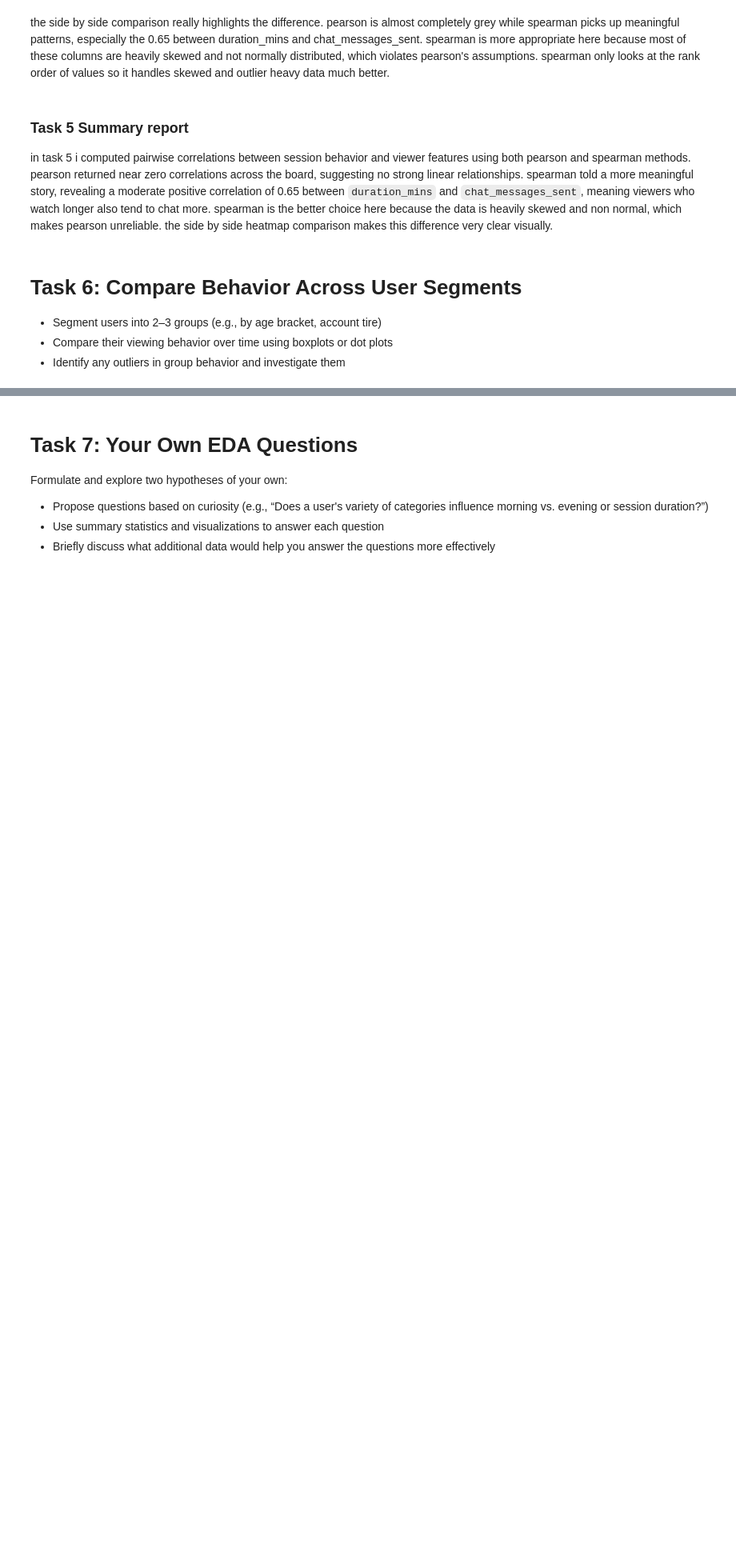
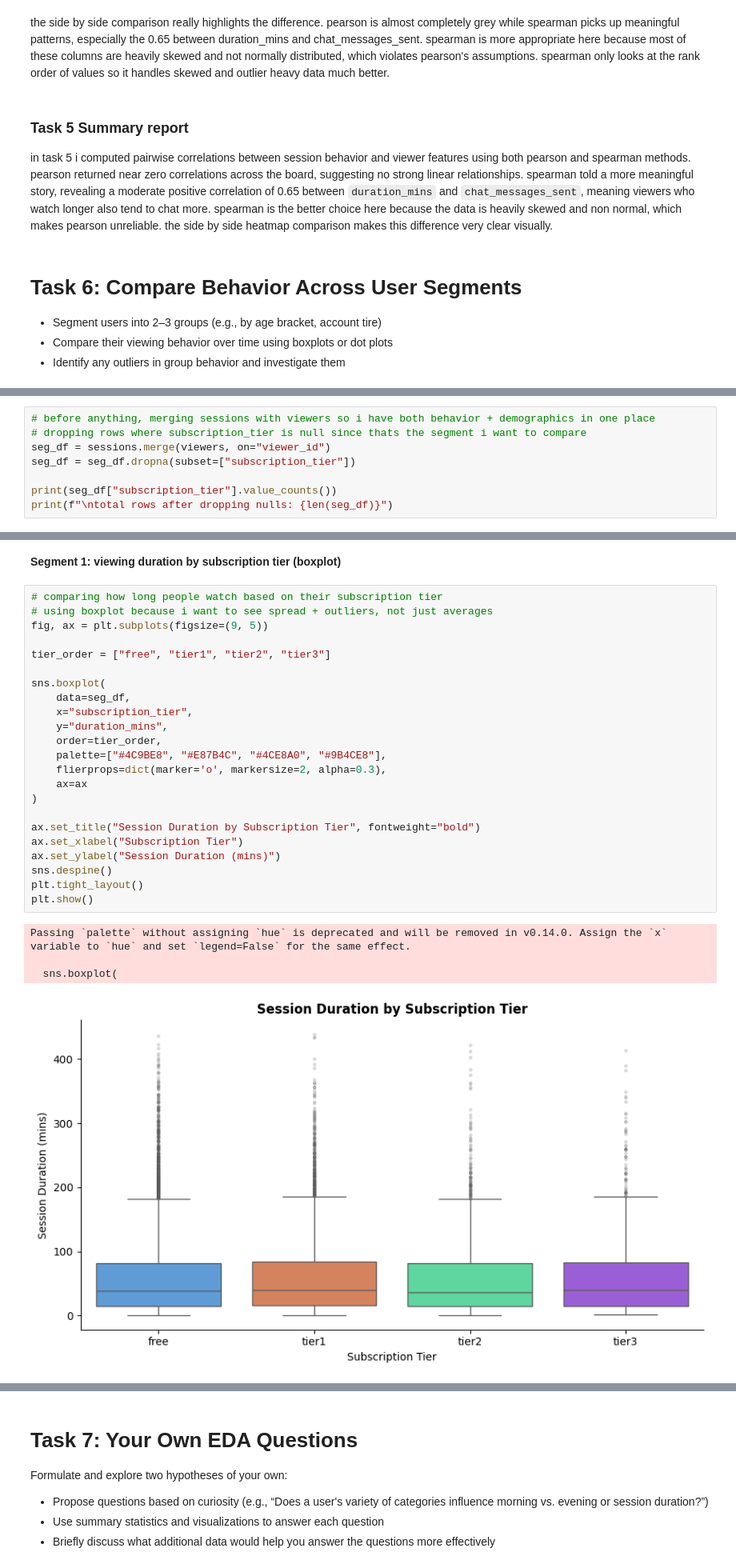
Before and after one commit to MSagri05/Assignment1-Exploratory-Data-Analysis, a Jupyter notebook: IAT461_Assignment01_Scaffold.ipynb, the cells around one changed output, grey strips where cells are left out. Shown at 80% size. Saved outputs shown, nothing was run; the diff lists cells and outputs as text; blank space fills up the shorter version.

```diff
--- a/IAT461_Assignment01_Scaffold.ipynb
+++ b/IAT461_Assignment01_Scaffold.ipynb
@@ -1266,0 +1265,8 @@ in task 5 i computed pairwise correlations between session behavior and viewer f
+# %%
+# before anything, merging sessions with viewers so i have both behavior + demographics in one place
+# dropping rows where subscription_tier is null since thats the segment i want to compare
+seg_df = sessions.merge(viewers, on="viewer_id")
+seg_df = seg_df.dropna(subset=["subscription_tier"])
+
+print(seg_df["subscription_tier"].value_counts())
+print(f"\ntotal rows after dropping nulls: {len(seg_df)}")
@@ -1266,0 +1284,30 @@ in task 5 i computed pairwise correlations between session behavior and viewer f
+# %% [markdown]
+**Segment 1: viewing duration by subscription tier (boxplot)**
+# %%
+# comparing how long people watch based on their subscription tier
+# using boxplot because i want to see spread + outliers, not just averages
+fig, ax = plt.subplots(figsize=(9, 5))
+
+tier_order = ["free", "tier1", "tier2", "tier3"]
+
+sns.boxplot(
+    data=seg_df,
+    x="subscription_tier",
+    y="duration_mins",
+    order=tier_order,
+    palette=["#4C9BE8", "#E87B4C", "#4CE8A0", "#9B4CE8"],
+    flierprops=dict(marker='o', markersize=2, alpha=0.3),
+    ax=ax
+)
+
+ax.set_title("Session Duration by Subscription Tier", fontweight="bold")
+ax.set_xlabel("Subscription Tier")
+ax.set_ylabel("Session Duration (mins)")
+sns.despine()
+plt.tight_layout()
+plt.show()
+# %% [output]
+Passing `palette` without assigning `hue` is deprecated and will be removed in v0.14.0. Assign the `x` variable to `hue` and set `legend=False` for the same effect.
+
+  sns.boxplot(
+[figure, added]
```
Also changed, not shown: parts of 33 cells of this notebook.
